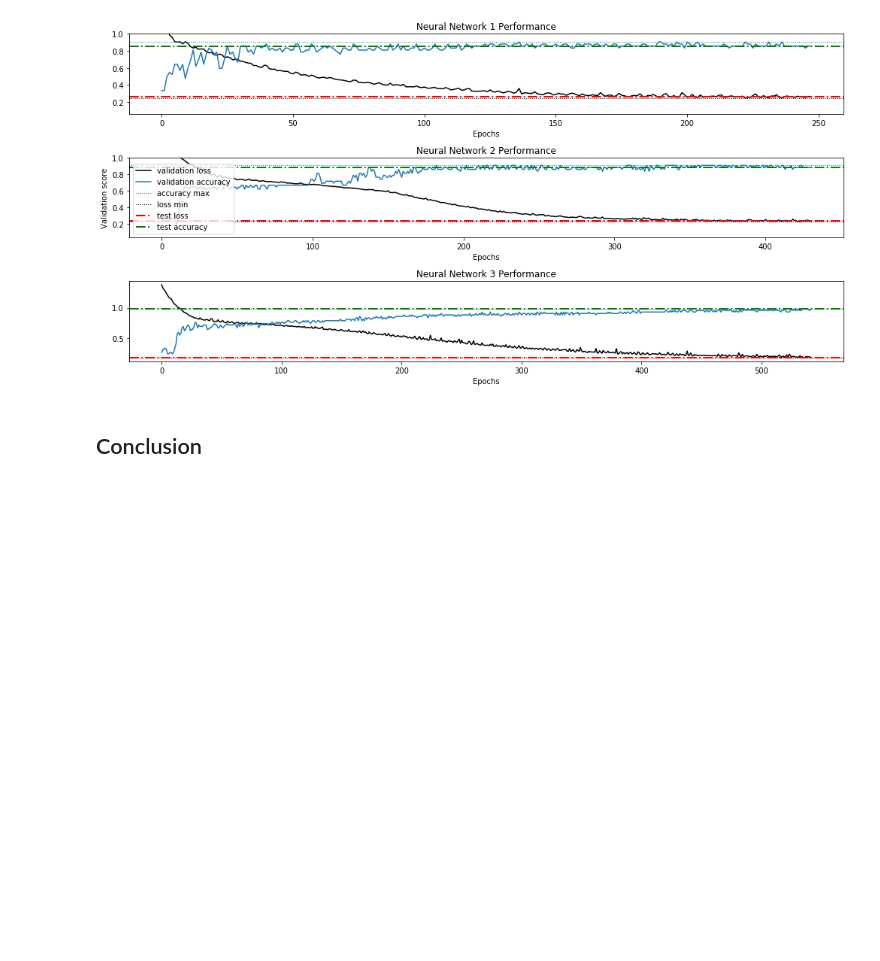
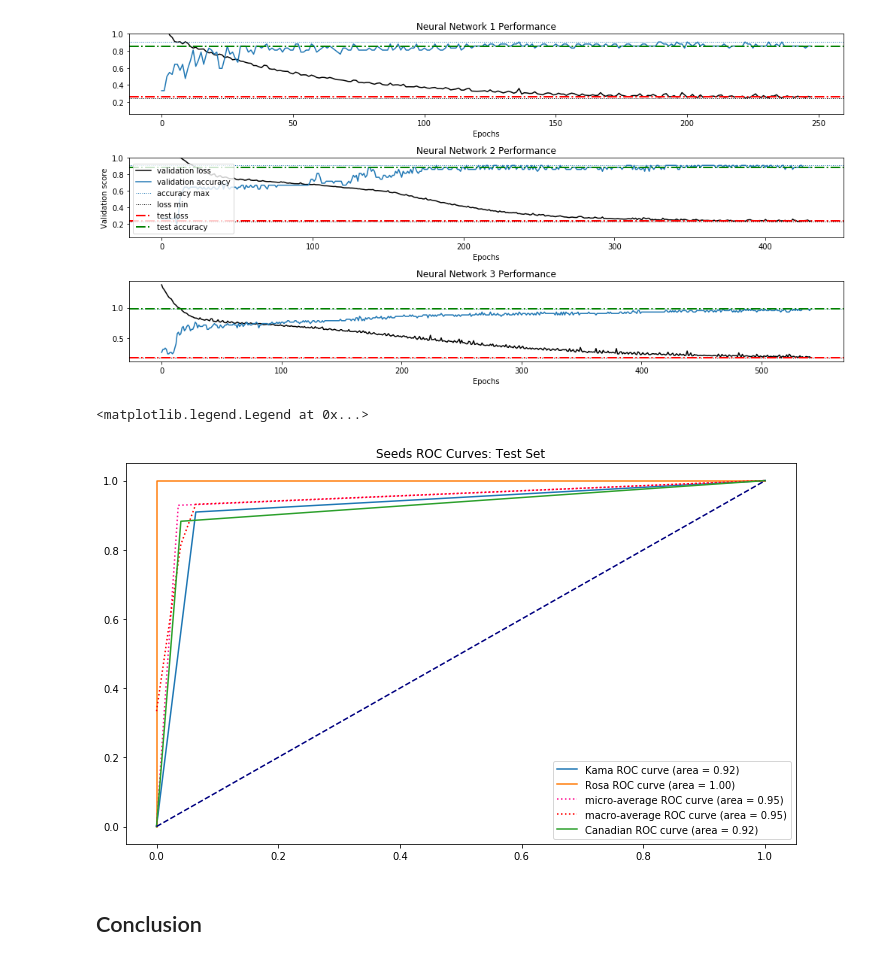
Before and after one commit to nanodoc2020/Springboard, a Jupyter notebook: Capstone-Project1/Code/Unsupervised_Learning_Models.ipynb, the cells around one changed output. Drawn from its saved outputs; the diff is of its cells as text; code cells hidden in the pictures; blank space fills up the shorter version.

```diff
--- a/Capstone-Project1/Code/Unsupervised_Learning_Models.ipynb
+++ b/Capstone-Project1/Code/Unsupervised_Learning_Models.ipynb
@@ -232,6 +237,76 @@ _=plt.tight_layout()
 plt.show()
 # %% [output]
 [figure]
+# %%
+# Calculate the roc curve and auc score for each class
+X = seeds.drop('class', axis =1)
+y = seeds['class']
+
+# Convert the probabilities into class labels
+pred3_classes = []
+for i in range(len(pred3_df)):
+    pred3_classes.append(np.argmax(pred3_df.iloc[i,:]) + 1)
+pred3_classes = np.asarray(pred3_classes)
+
+# Binarize the predicted classes
+#pred1_bin = label_binarize(pred1, classes = [1, 2, 3])
+#pred2_bin = label_binarize(pred2, classes = [1, 2, 3])
+pred3_bin = label_binarize(pred3_classes, classes = [1, 2, 3])
+
+
+# Binarize the training and test original data for comparison
+#y_test_bin = label_binarize(y_test, classes = [1, 2, 3])
+#y2_test_bin = label_binarize(y2_test, classes = [1, 2, 3])
+y3_test_bin = label_binarize(y3_test, classes = [1, 2, 3])
+
+# Set thenumber of classes
+num_classes = y3_test_bin.shape[1]
+
+# Loop through classes and caclulate roc
+fpr = dict()
+tpr = dict()
+roc_auc = dict()
+
+for i in range(num_classes):
+    fpr[i], tpr[i], _ = roc_curve(y3_test_bin[:, i], pred3_bin[:, i])
+    roc_auc[i] = auc(fpr[i], tpr[i])
+
+# Compute micro-average ROC curve and ROC area
+fpr["micro"], tpr["micro"], _ = roc_curve(y3_test_bin.ravel(), pred3_bin.ravel())
+roc_auc["micro"] = auc(fpr["micro"], tpr["micro"])
+
+# Aggregate all false positive rates
+all_fpr = np.unique(np.concatenate([fpr[i] for i in range(num_classes)]))
+
+# Then interpolate all ROC curves at this points
+mean_tpr = np.zeros_like(all_fpr)
+for i in range(num_classes):
+    mean_tpr += np.interp(all_fpr, fpr[i], tpr[i])
+
+# Average it and compute AUC
+mean_tpr /= num_classes
+
+fpr["macro"] = all_fpr
+tpr["macro"] = mean_tpr
+roc_auc["macro"] = auc(fpr["macro"], tpr["macro"])
+
+# Plot the curve
+plt.figure(figsize = (12, 7))
+plt.plot(fpr[0], tpr[0], label = 'Kama ROC curve (area = %.2f)' % roc_auc[0])
+plt.plot(fpr[1], tpr[1], label = 'Rosa ROC curve (area = %.2f)' % roc_auc[1])
+plt.plot(fpr['micro'], tpr['micro'], label='micro-average ROC curve (area = {0:0.2f})'
+               ''.format(roc_auc["micro"]),
+         color='deeppink', linestyle=':')
+plt.plot(fpr['macro'], tpr['macro'], label='macro-average ROC curve (area = {0:0.2f})'
+               ''.format(roc_auc["macro"]),
+         color='red', linestyle=':')
+plt.plot(fpr[2], tpr[2], label = 'Canadian ROC curve (area = %.2f)' % roc_auc[2])
+plt.plot([0, 1], [0, 1], color='navy', linestyle='--')
+plt.title('Seeds ROC Curves: Test Set')
+plt.legend(loc = 'lower right')
+# %% [output]
+<matplotlib.legend.Legend at 0x...>
+[figure, added]
 # %% [markdown]
 ## Conclusion
 # %% [markdown]
```
Also changed, not shown: parts of 6 cells of this notebook, 1 other file.
